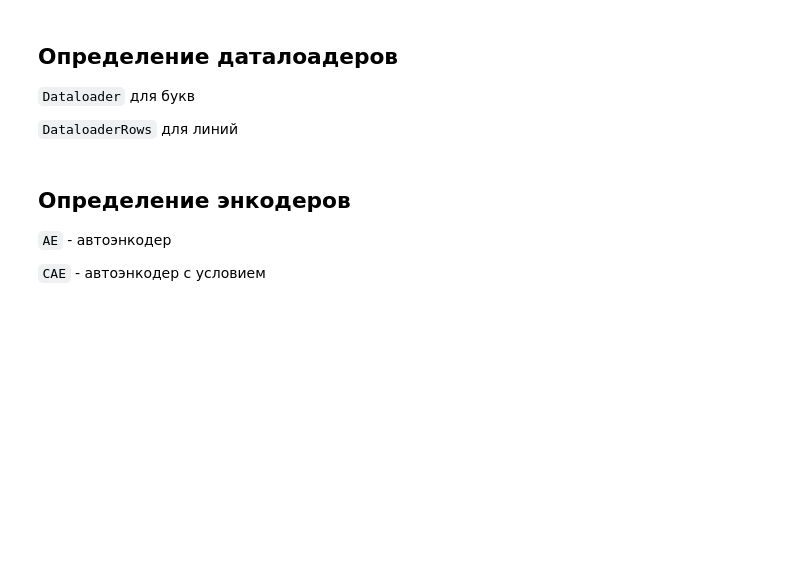
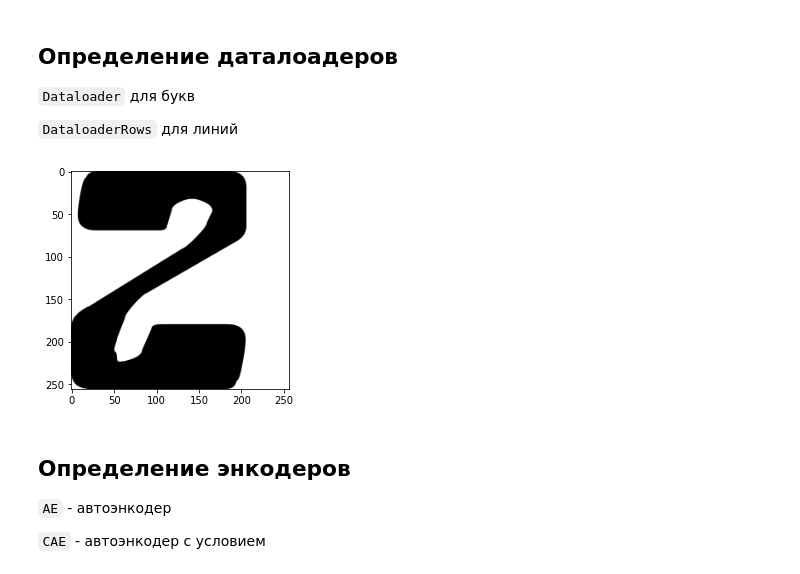
Before and after one commit to flydzen/diploma, a Jupyter notebook: main_difuse.ipynb, the cells around one changed output. Cells and saved outputs as stored; diff of their text form; code cells hidden in the pictures; blank space fills up the shorter version.

```diff
--- a/main_difuse.ipynb
+++ b/main_difuse.ipynb
@@ -116,13 +116,23 @@ class DataloaderRows:
 dataloader = Dataloader(data, test_size=0.15, shuffle=True)
 dataloader_rows = DataloaderRows(data, test_size=0.15, shuffle=True)
 # %%
-def save_sampled(x: np.ndarray, name, close=True):
+def save_sampled(x: np.ndarray, name):
     file = Path('imgs') / name
     file.parent.mkdir(parents=True, exist_ok=True)
     svg = SVG.decode(x, path=file)
     svg.dump_to_file()
+
+def show_sampled(x: np.ndarray):
+    svg = SVG.decode(x)
+    svg.mulsize(256)
+    svg2png(bytestring=svg.dump(), write_to='imgs/tmp.png')
+    img = mpimg.imread('imgs/tmp.png')
+    plt.imshow(img)
 # %%
-save_sampled(dataloader.x_test[3], 'test_print.svg', close=False)
+save_sampled(dataloader.x_test[1], 'test_print.svg')
+show_sampled(dataloader.x_test[1])
+# %% [output]
+[figure, added]
 # %% [markdown]
 ## Определение энкодеров
 `AE` - автоэнкодер
```
Also changed, not shown: parts of 17 cells of this notebook, 3 other files.
